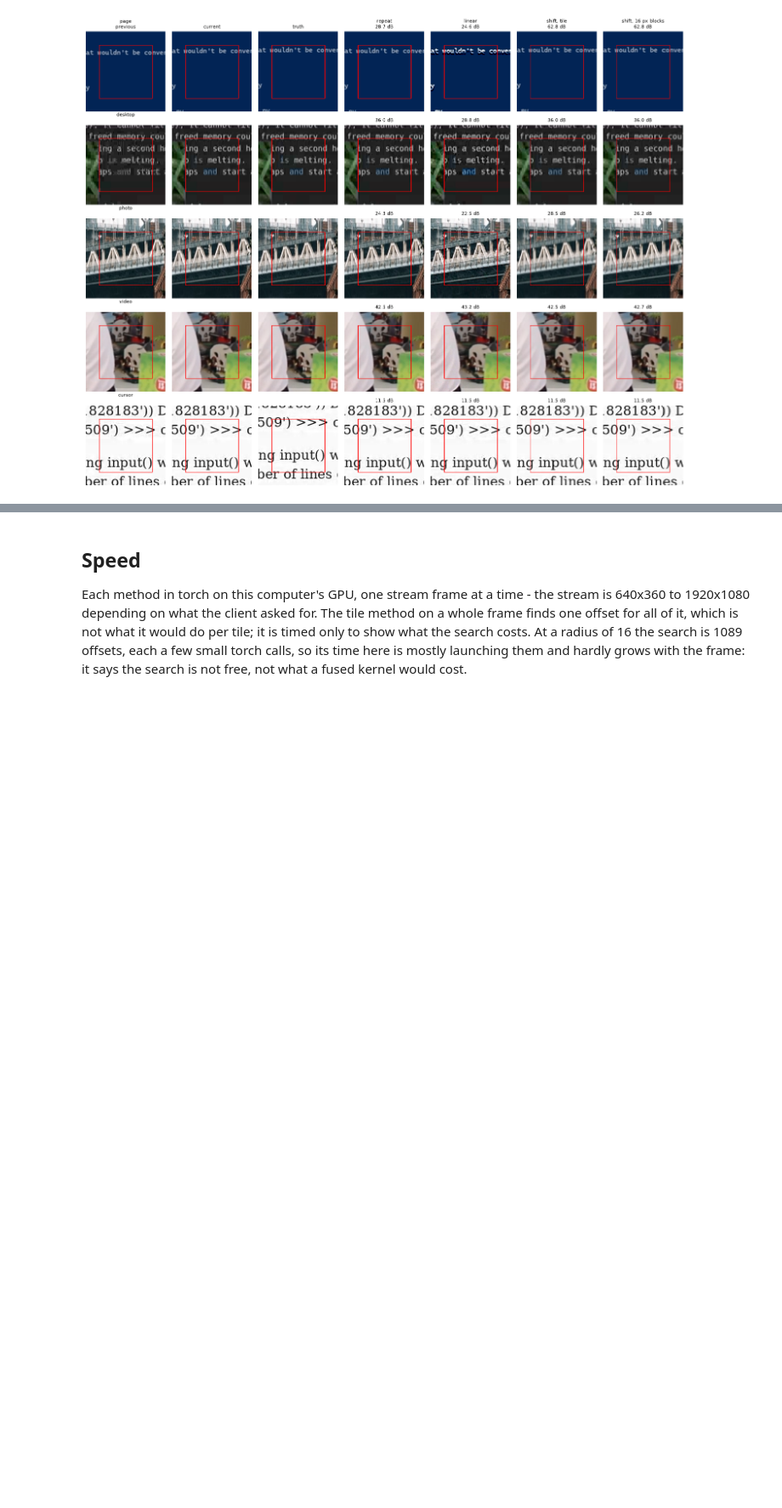
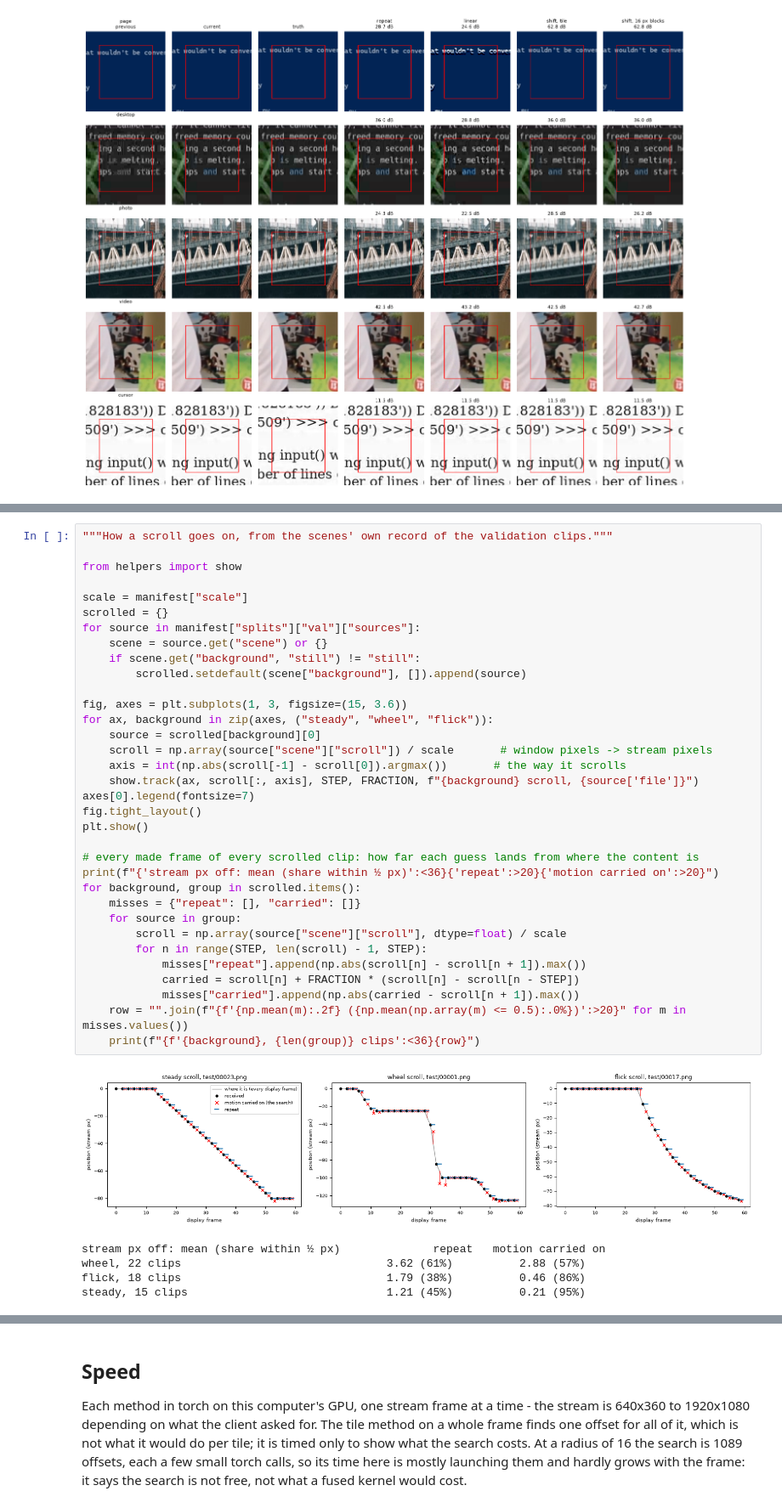
Before and after one commit to henrikszucs/desktop-streamer-ai, a Jupyter notebook: src/frame_gen_extra/01_extrapolate_dummy.ipynb, the cells around one changed output, grey strips where cells are left out. Shown at 85% size. Cells and saved outputs as stored; diff of their text form; blank space fills up the shorter version.

```diff
--- a/src/frame_gen_extra/01_extrapolate_dummy.ipynb
+++ b/src/frame_gen_extra/01_extrapolate_dummy.ipynb
@@ -245,0 +275,40 @@ plt.show()
+# %%
+"""How a scroll goes on, from the scenes' own record of the validation clips."""
+
+from helpers import show
+
+scale = manifest["scale"]
+scrolled = {}
+for source in manifest["splits"]["val"]["sources"]:
+    scene = source.get("scene") or {}
+    if scene.get("background", "still") != "still":
+        scrolled.setdefault(scene["background"], []).append(source)
+
+fig, axes = plt.subplots(1, 3, figsize=(15, 3.6))
+for ax, background in zip(axes, ("steady", "wheel", "flick")):
+    source = scrolled[background][0]
+    scroll = np.array(source["scene"]["scroll"]) / scale       # window pixels -> stream pixels
+    axis = int(np.abs(scroll[-1] - scroll[0]).argmax())       # the way it scrolls
+    show.track(ax, scroll[:, axis], STEP, FRACTION, f"{background} scroll, {source['file']}")
+axes[0].legend(fontsize=7)
+fig.tight_layout()
+plt.show()
+
+# every made frame of every scrolled clip: how far each guess lands from where the content is
+print(f"{'stream px off: mean (share within ½ px)':<36}{'repeat':>20}{'motion carried on':>20}")
+for background, group in scrolled.items():
+    misses = {"repeat": [], "carried": []}
+    for source in group:
+        scroll = np.array(source["scene"]["scroll"], dtype=float) / scale
+        for n in range(STEP, len(scroll) - 1, STEP):
+            misses["repeat"].append(np.abs(scroll[n] - scroll[n + 1]).max())
+            carried = scroll[n] + FRACTION * (scroll[n] - scroll[n - STEP])
+            misses["carried"].append(np.abs(carried - scroll[n + 1]).max())
+    row = "".join(f"{f'{np.mean(m):.2f} ({np.mean(np.array(m) <= 0.5):.0%})':>20}" for m in misses.values())
+    print(f"{f'{background}, {len(group)} clips':<36}{row}")
+# %% [output]
+[figure, added]
+stream px off: mean (share within ½ px)              repeat   motion carried on
+wheel, 22 clips                               3.62 (61%)          2.88 (57%)
+flick, 18 clips                               1.79 (38%)          0.46 (86%)
+steady, 15 clips                              1.21 (45%)          0.21 (95%)
```
Also changed, not shown: parts of 3 cells of this notebook, 11 other files.
